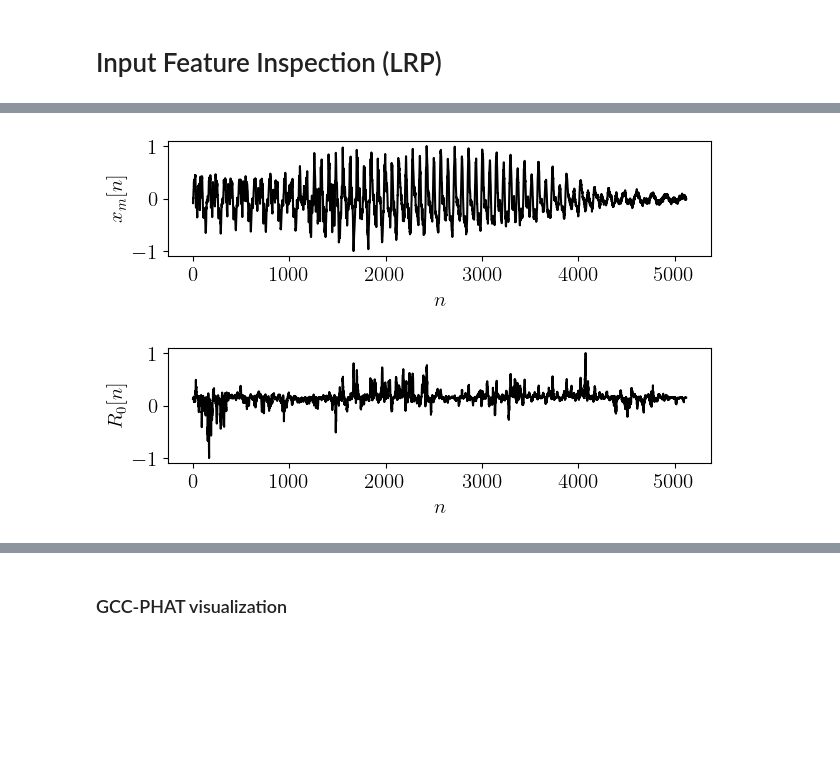
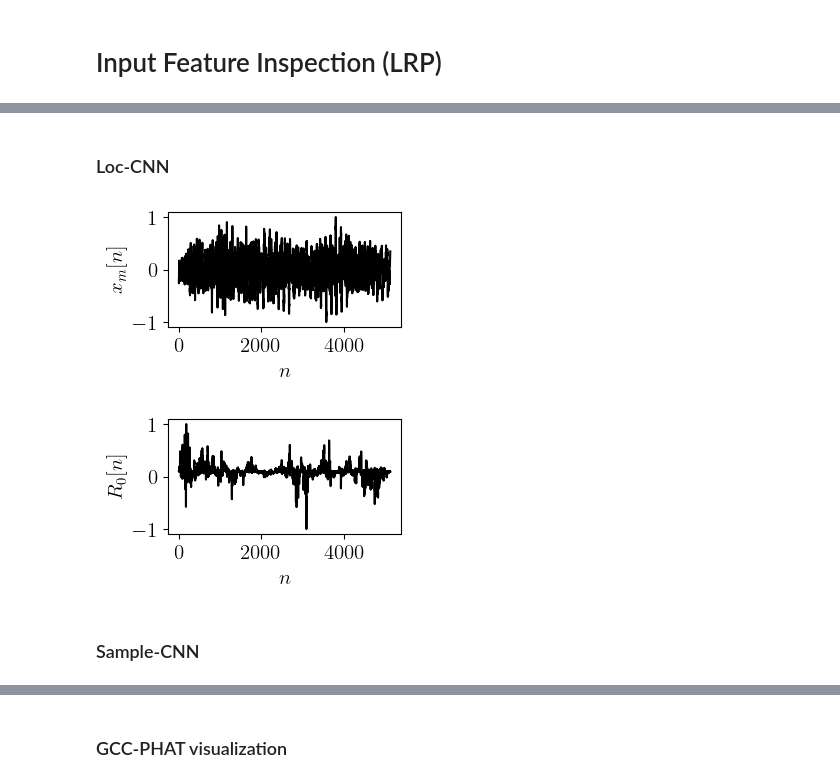
Before and after one commit to lucacoma/XAISrcLoc, a Jupyter notebook: Input_visualization_paper.ipynb, the cells around one changed output, grey strips where cells are left out. Saved outputs shown, nothing was run; the diff lists cells and outputs as text; code cells hidden in the pictures; blank space fills up the shorter version.

```diff
--- a/Input_visualization_paper.ipynb
+++ b/Input_visualization_paper.ipynb
@@ -23,11 +22,15 @@ plt.rcParams.update({
     "font.family": "sans-serif",
     "font.sans-serif": ["Helvetica"],
     'font.size': 15})
+# %%
+source_fixed=True
+source_fixed_num = 29
 # %% [markdown]
 # Params
 # %%
-SNR = 20
-T60=0.3
+SNR = 10
+T60=0.6
 data_path = '/nas/home/lcomanducci/xai_src_loc/endtoend_src_loc2/dataset2/val'
 data_path = '/nas/home/lcomanducci/xai_src_loc/endtoend_src_loc2/dataset2/test/SNR_'+str(SNR)+'_T60_'+str(T60)
 files = [os.path.join(data_path,path) for path in os.listdir(data_path)]
+figsize=(3,1.5)
@@ -136,7 +235,8 @@ MAE: 0.10374540494741245[m]
 # %%
 # Extract one random source
 n_s = np.random.randint(len(files))
-#n_s = 29 # N.B. Fixed if you want to reproduce paper exact same results!!!!!!
+if source_fixed == True:
+    n_s = source_fixed_num # N.B. Fixed if you want to reproduce paper exact same results!!!!!!
 data_structure = np.load(str(files[n_s]))
 win_sig = data_structure['win_sig']
 sources_gt[n_s] = data_structure['src_pos']
@@ -149,5 +253,7 @@ array([1.48125   , 5.375     , 1.33693965])
 data = torch.permute(torch.Tensor(win_sig),(2,0,1))
 output_gt = torch.unsqueeze(torch.Tensor(sources_gt[n_s] ),0)
 output_gt = output_gt.repeat(N_wins,1)
+# %% [markdown]
+### Loc-CNN
 # %%
 # Apply LRP
@@ -159,21 +265,23 @@ relevance = relevance.detach().numpy()
 # %%
 # Plot single window
-plt.figure(figsize=(7,1.5))
+plt.figure(figsize=figsize)
 plt.plot(utils.normalize(data[1,0]),'k')
 plt.xlabel('$n$')
 plt.ylabel('$x_m[n]$')
-plt.savefig('/nas/home/lcomanducci/xai_src_loc/endtoend_src_loc2/plots_icassp/ex_input.pdf',bbox_inches='tight')
+plt.savefig('/nas/home/lcomanducci/xai_src_loc/endtoend_src_loc2/plots_icassp/ex_input_SNR_{}_T60_{}_n_source{}.pdf'.format(SNR,T60,n_s),bbox_inches='tight')
 plt.show()
 # %% [output]
-[figure, old version]
+[figure, new version]
 # %%
 # Plot relevance map for the window
-plt.figure(figsize=(7,1.5))
-plt.plot(utils.normalize(relevance[1,0]),'k')
+plt.figure(figsize=figsize)
+plt.plot(utils.normalize(relevance_loc_cnn[1,0]),'k')
 plt.xlabel('$n$')
 plt.ylabel('$R_0[n]$')
-plt.savefig('/nas/home/lcomanducci/xai_src_loc/endtoend_src_loc2/plots_icassp/ex_relevance.pdf',bbox_inches='tight')
+plt.savefig('/nas/home/lcomanducci/xai_src_loc/endtoend_src_loc2/plots_spl/ex_relevance_loc_cnn_SNR_{}_T60_{}_n_source{}.pdf'.format(SNR,T60,n_s),bbox_inches='tight')
 
 plt.show()
 # %% [output]
-[figure, old version]
+[figure, new version]
+# %% [markdown]
+### Sample-CNN
```
Also changed, not shown: parts of 49 cells of this notebook.
